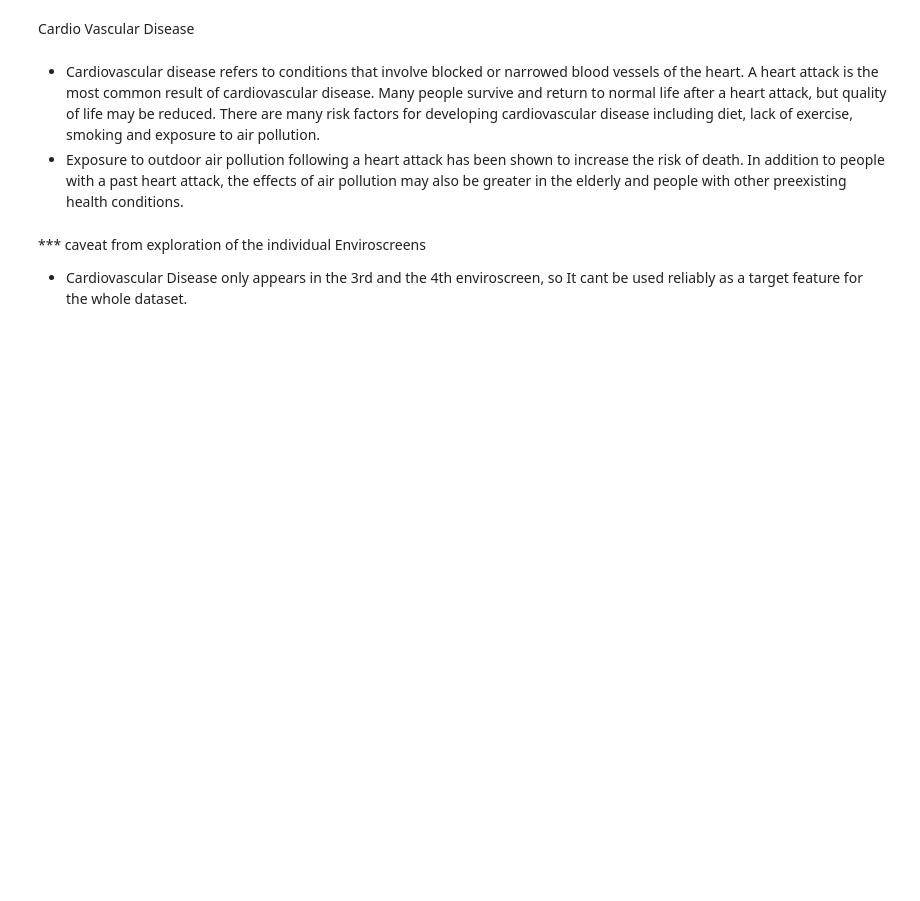
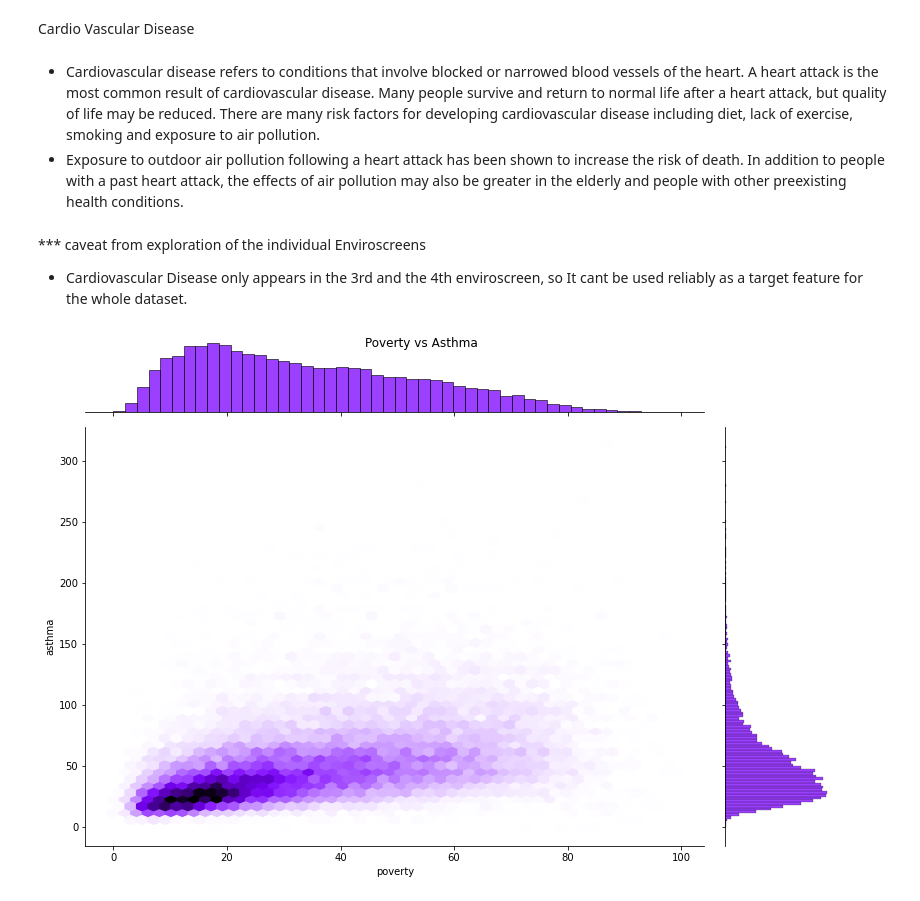
Before and after one commit to gigi-codes/warehouse_density, a Jupyter notebook: Marshall/EDA/All_enviro_EDA.ipynb, the cells around one changed output. Saved outputs shown, nothing was run; the diff lists cells and outputs as text; code cells hidden in the pictures; blank space fills up the shorter version.

```diff
--- a/Marshall/EDA/All_enviro_EDA.ipynb
+++ b/Marshall/EDA/All_enviro_EDA.ipynb
@@ -143,8 +143,9 @@ plt.title('asthma and low birth weight')
 plt.show()
 # %%
 sns.set_palette("gist_rainbow_r")
-sns.jointplot(x="Poverty", y="Asthma", kind="hex",data=all_enviro)
+sns.jointplot(x="poverty", y="asthma", kind="hex",data=all_enviro)
 plt.suptitle('Poverty vs Asthma')
 plt.gcf().set_size_inches(12,8)
-g.set_axis_labels("Percent under poverty line", "Average cases of athsma per 10000 people")
 plt.show()
+# %% [output]
+[figure, added]
```
Also changed, not shown: parts of 1 cell of this notebook, 5 other files.
